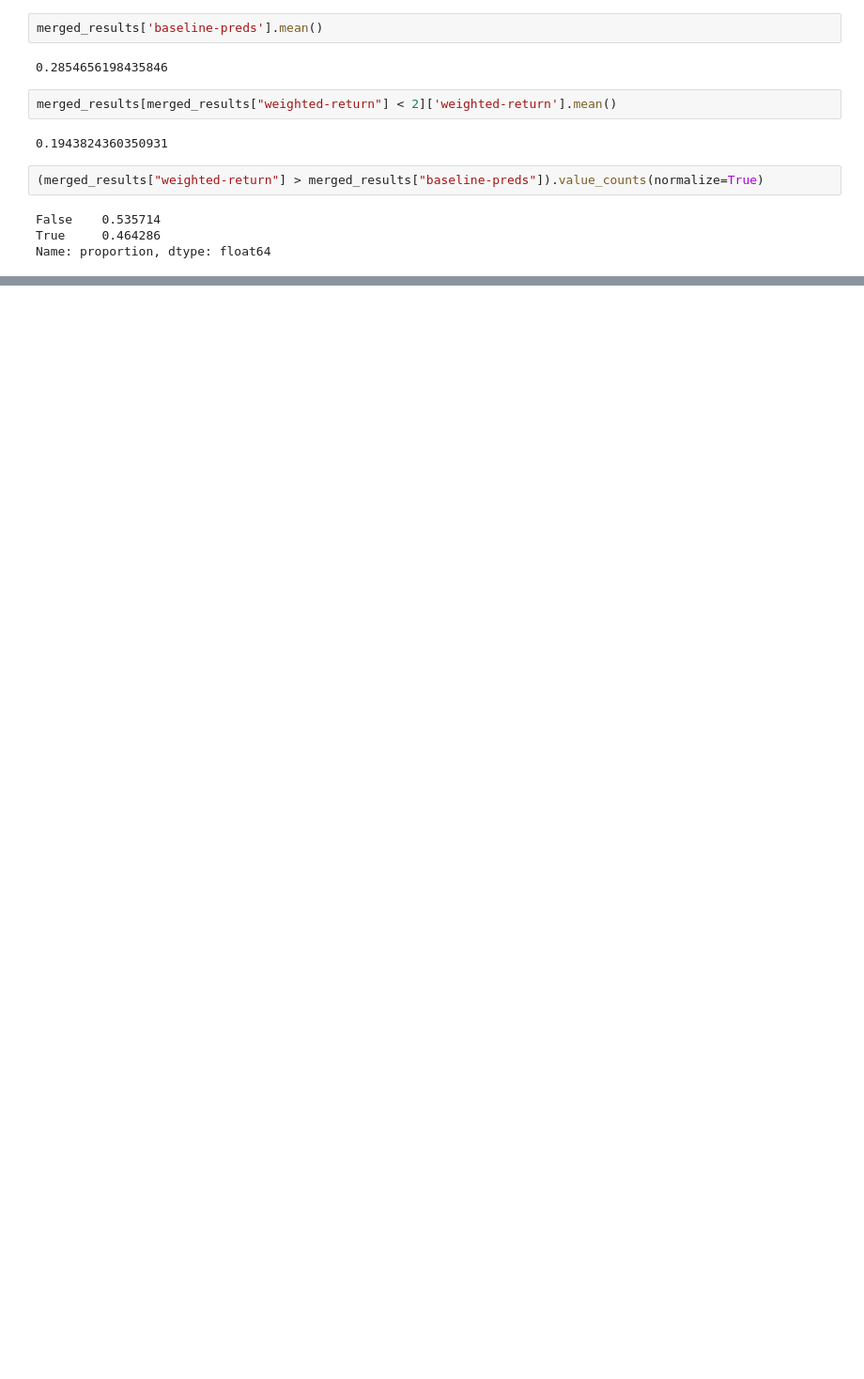
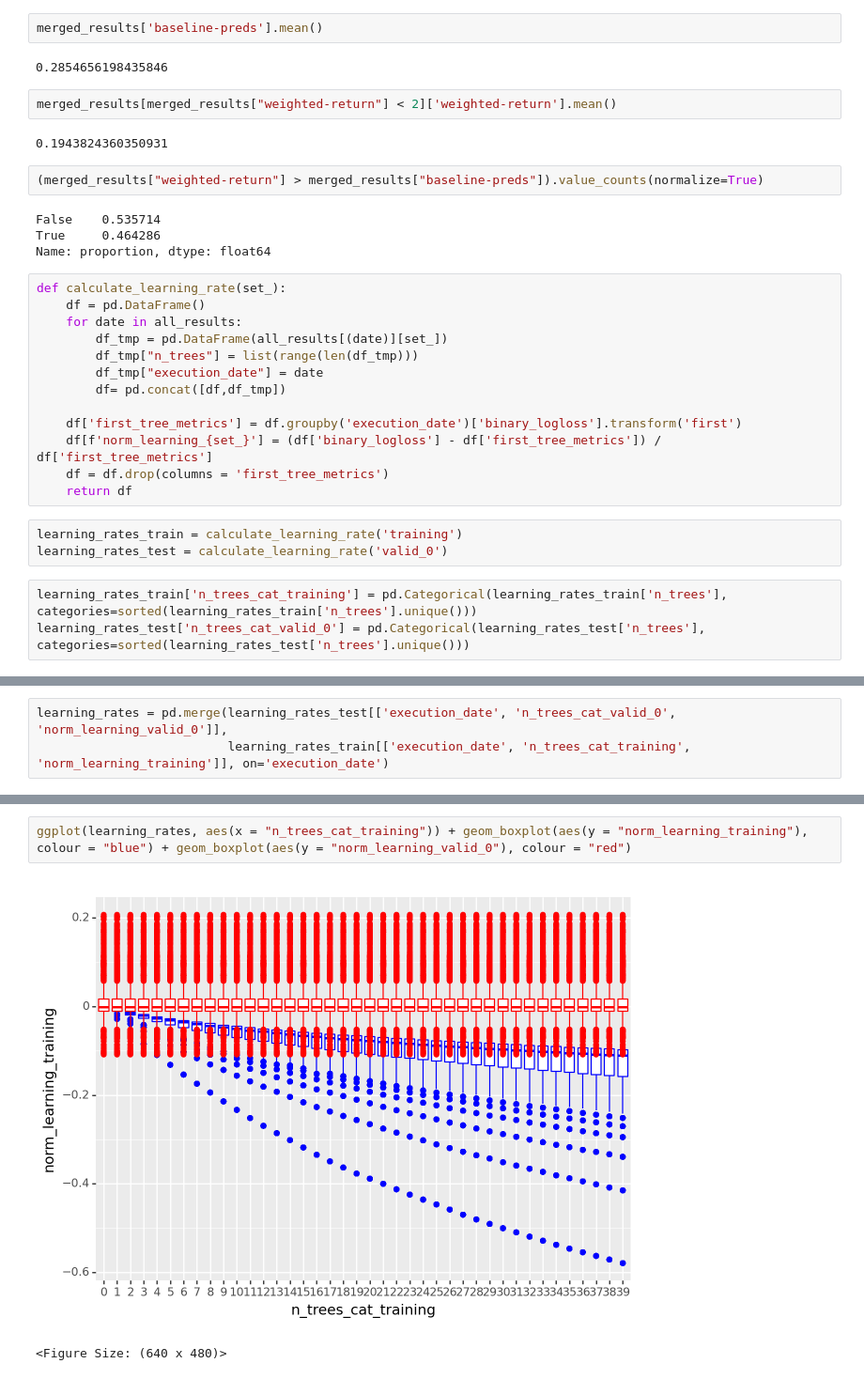
Before and after one commit to uhernando002/zrive-ds, a Jupyter notebook: src/module_5/module5.ipynb, the cells around one changed output, grey strips where cells are left out. Shown at 94% size. Saved outputs shown, nothing was run; the diff lists cells and outputs as text; blank space fills up the shorter version.

Commit message:
Calculated the learning rates

```diff
--- a/src/module_5/module5.ipynb
+++ b/src/module_5/module5.ipynb
@@ -420,3 +400,22 @@ merged_results[merged_results["weighted-return"] < 2]['weighted-return'].mean()
 False    0.535714
 True     0.464286
 Name: proportion, dtype: float64
+# %%
+def calculate_learning_rate(set_):
+    df = pd.DataFrame()
+    for date in all_results:
+        df_tmp = pd.DataFrame(all_results[(date)][set_])
+        df_tmp["n_trees"] = list(range(len(df_tmp)))
+        df_tmp["execution_date"] = date
+        df= pd.concat([df,df_tmp])
+
+    df['first_tree_metrics'] = df.groupby('execution_date')['binary_logloss'].transform('first')
+    df[f'norm_learning_{set_}'] = (df['binary_logloss'] - df['first_tree_metrics']) / df['first_tree_metrics']
+    df = df.drop(columns = 'first_tree_metrics')
+    return df
+# %%
+learning_rates_train = calculate_learning_rate('training')
+learning_rates_test = calculate_learning_rate('valid_0')
+# %%
+learning_rates_train['n_trees_cat_training'] = pd.Categorical(learning_rates_train['n_trees'], categories=sorted(learning_rates_train['n_trees'].unique()))
+learning_rates_test['n_trees_cat_valid_0'] = pd.Categorical(learning_rates_test['n_trees'], categories=sorted(learning_rates_test['n_trees'].unique()))
@@ -422,0 +438,3 @@ Name: proportion, dtype: float64
+# %%
+learning_rates = pd.merge(learning_rates_test[['execution_date', 'n_trees_cat_valid_0', 'norm_learning_valid_0']],
+                          learning_rates_train[['execution_date', 'n_trees_cat_training', 'norm_learning_training']], on='execution_date')
@@ -422,0 +457,5 @@ Name: proportion, dtype: float64
+# %%
+ggplot(learning_rates, aes(x = "n_trees_cat_training")) + geom_boxplot(aes(y = "norm_learning_training"), colour = "blue") + geom_boxplot(aes(y = "norm_learning_valid_0"), colour = "red")
+# %% [output]
+[figure, added]
+<Figure Size: (640 x 480)>
```
Also changed, not shown: parts of 5 cells of this notebook.
